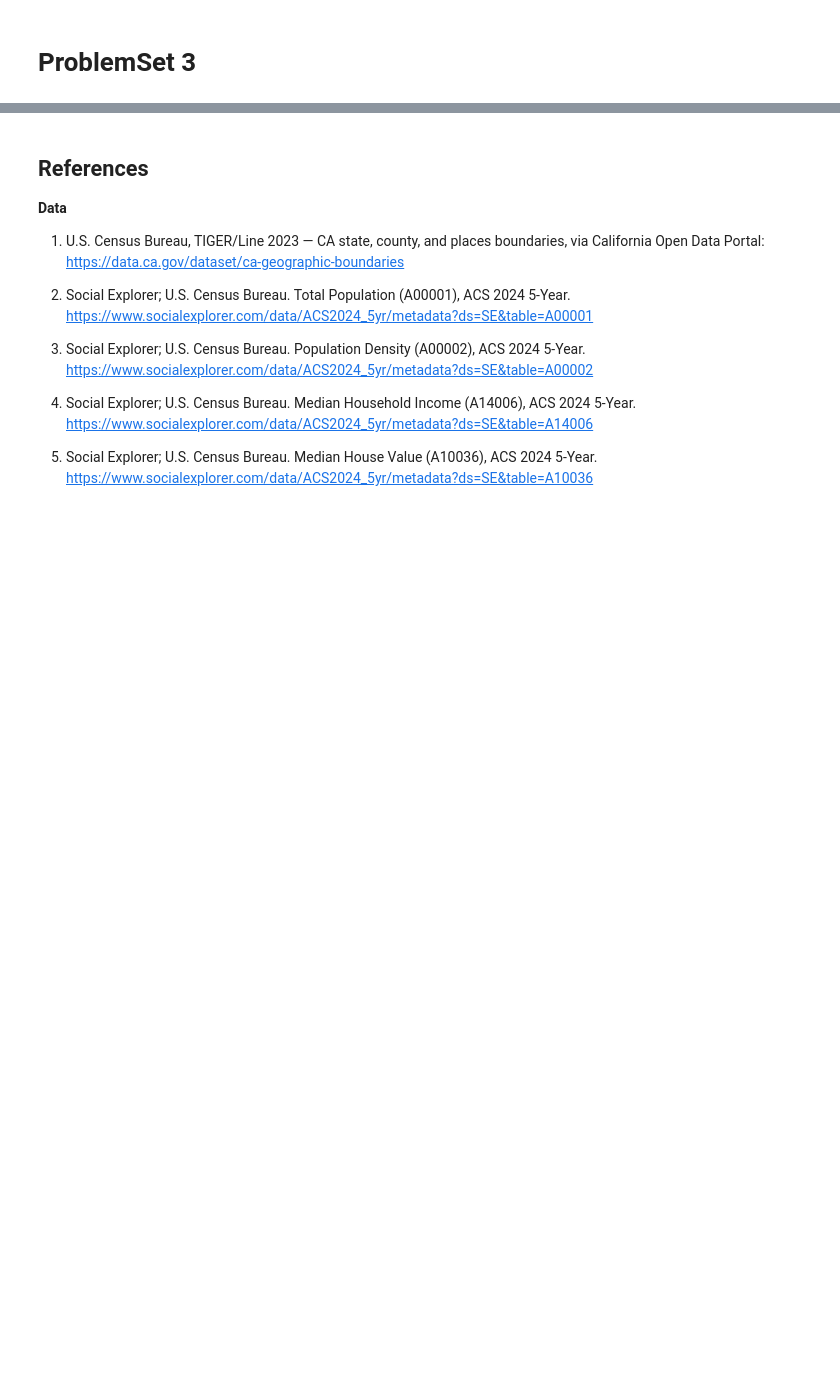
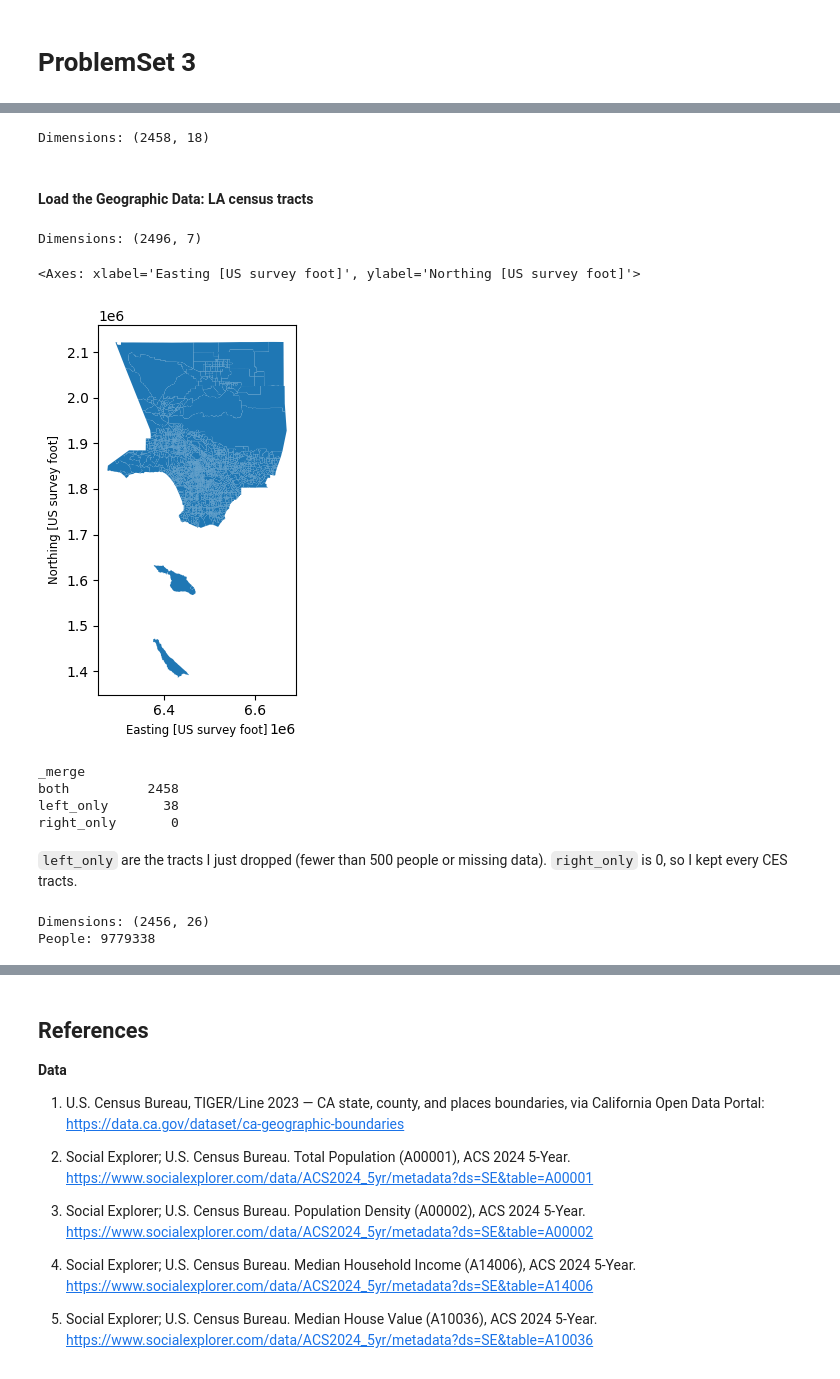
Before and after one commit to HowardChen0211/gisPy, a Jupyter notebook: ProblemSets_map.ipynb, the cells around one changed output, grey strips where cells are left out. Cells and saved outputs as stored; diff of their text form; code cells hidden in the pictures; blank space fills up the shorter version.

```diff
--- a/ProblemSets_map.ipynb
+++ b/ProblemSets_map.ipynb
@@ -1084,0 +1376,48 @@ Why Choosing LA not others?? (Cuz I'm going to visit there 😃 and it has the h
+# %%
+la = la[la["ACS2024Pop"] >= 500].dropna()
+print("Dimensions:", la.shape)
+# %% [output]
+Dimensions: (2458, 18)
+# %% [markdown]
+#### Load the Geographic Data: LA census tracts
+# %%
+# Source: https://data.lacounty.gov/datasets/2020-census-tracts-4/about
+
+! wget -q -O tracts_20.zip https://github.com/HowardChen0211/gisPy/raw/refs/heads/main/2020_Census_Tracts.zip
+zip_ref = zipfile.ZipFile('tracts_20.zip', 'r'); zip_ref.extractall(); zip_ref.close() #just unzipping
+tracts = gpd.read_file('2020_Census_Tracts.shp')
+
+tracts["GEOID"] = 6037000000 + tracts["CT20"].astype(int)   # "101110" -> 6037101110, to match CES
+tracts = tracts.to_crs(epsg=2229)   # California State Plane Zone 5 (feet), better for LA than lat/lon
+
+print("Dimensions:", tracts.shape)
+tracts.plot()
+# %% [output]
+Dimensions: (2496, 7)
+<Axes: xlabel='Easting [US survey foot]', ylabel='Northing [US survey foot]'>
+[figure, added]
+# %%
+check_outer(tracts, la, "GEOID", "tract") # Check the merge first!
+# %% [output]
+_merge
+both          2458
+left_only       38
+right_only       0
+# %% [markdown]
+`left_only` are the tracts I just dropped (fewer than 500 people or missing data). `right_only` is 0, so I kept every CES tracts.
+# %%
+la_gdf = tracts.merge(la, left_on="GEOID", right_on="tract", how="inner", validate="one_to_one").drop(columns="tract")
+
+# centroid coordinates (lat/lon), useful to find where a tract is
+centroids = la_gdf.geometry.centroid.to_crs(epsg=4326)
+la_gdf["lon"] = centroids.x
+la_gdf["lat"] = centroids.y
+
+# drop Santa Catalina Island (south of 33.6°N): far off the coast and would make the maps tiny
+la_gdf = la_gdf[la_gdf["lat"] > 33.6]
+
+print("Dimensions:", la_gdf.shape)
+print("People:", la_gdf["ACS2024Pop"].sum())
+# %% [output]
+Dimensions: (2456, 26)
+People: 9779338
```
Also changed, not shown: parts of 39 cells of this notebook.
